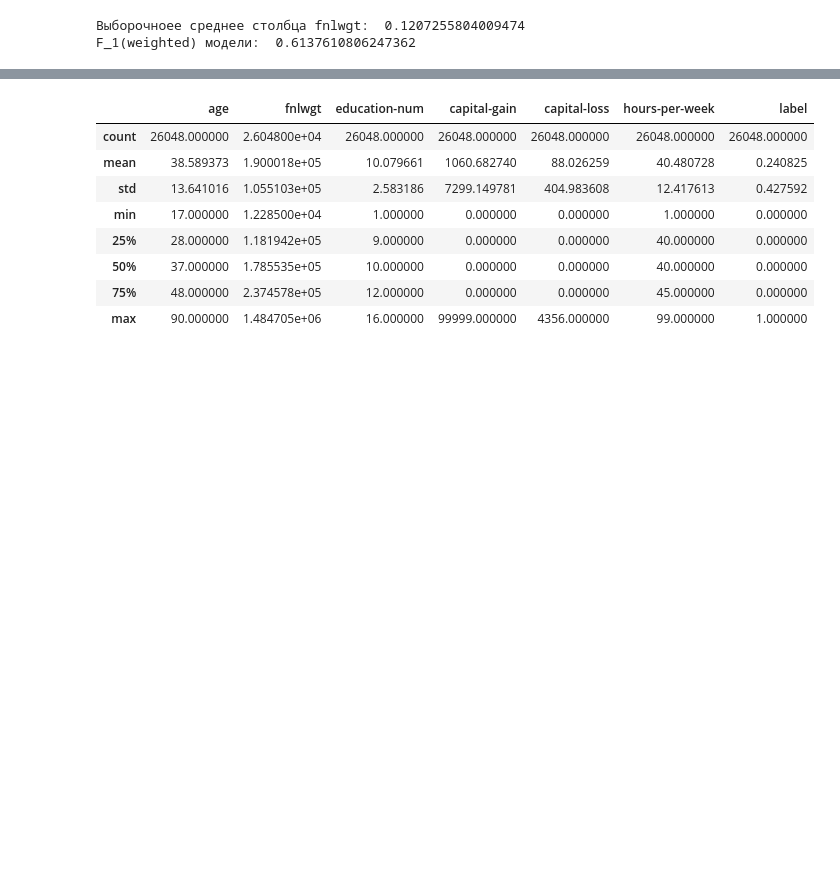
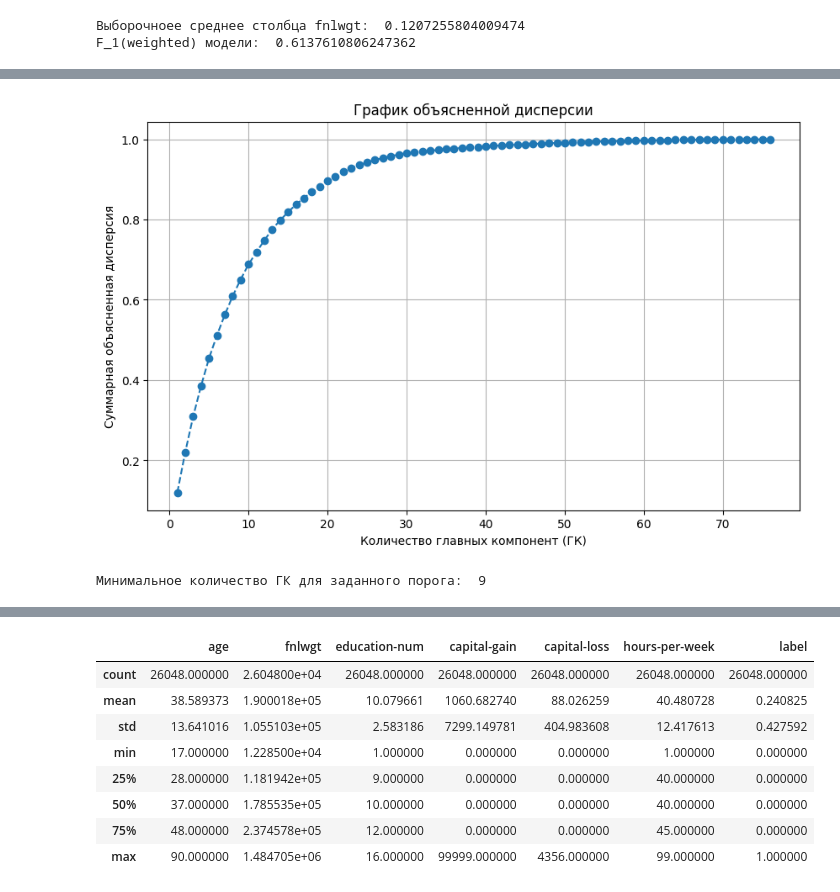
Before and after one commit to aleksandrchepinoga18/sklearn_KNeighborsClassifier_project, a Jupyter notebook: sklearn_KNeighborsClassifier_3_3_1.ipynb, the cells around one changed output, grey strips where cells are left out. Cells and saved outputs as stored; diff of their text form; code cells hidden in the pictures; blank space fills up the shorter version.

```diff
--- a/sklearn_KNeighborsClassifier_3_3_1.ipynb
+++ b/sklearn_KNeighborsClassifier_3_3_1.ipynb
@@ -672,0 +740,40 @@ F_1(weighted) модели:  0.6137610806247362
+# %%
+import matplotlib.pyplot as plt
+%matplotlib inline
+from sklearn.decomposition import PCA
+
+# Применение MinMaxScaler и PCA для построения графика
+X = df_imputed_dummies.drop('label', axis=1)  # Удаляем целевую переменную
+
+# Масштабирование данных
+scaler = MinMaxScaler()
+X_scaled = scaler.fit_transform(X)
+
+# Применение PCA
+pca = PCA()
+pca.fit(X_scaled)
+
+
+# График объясненной дисперсии
+explained_variance = pca.explained_variance_ratio_
+cumulative_variance = np.cumsum(explained_variance)
+
+plt.figure(figsize=(10, 6))
+plt.plot(range(1, len(cumulative_variance) + 1), cumulative_variance, marker='o', linestyle='--')
+plt.xlabel('Количество главных компонент (ГК)')
+plt.ylabel('Суммарная объясненная дисперсия')
+plt.title('График объясненной дисперсии')
+plt.grid()
+plt.show()
+# %% [output]
+[figure, added]
+# %%
+treshold = 0.650   # т к выше мы видели что дисперсия не будет больше 0,7 , то поставим реальную цифру
+dim = 0
+for value in cumulative_variance:
+  if value > treshold:
+    print('Минимальное количество ГК для заданного порога: ', dim + 1)
+    break
+  dim += 1
+# %% [output]
+Минимальное количество ГК для заданного порога:  9
```
Also changed, not shown: parts of 48 cells of this notebook.
